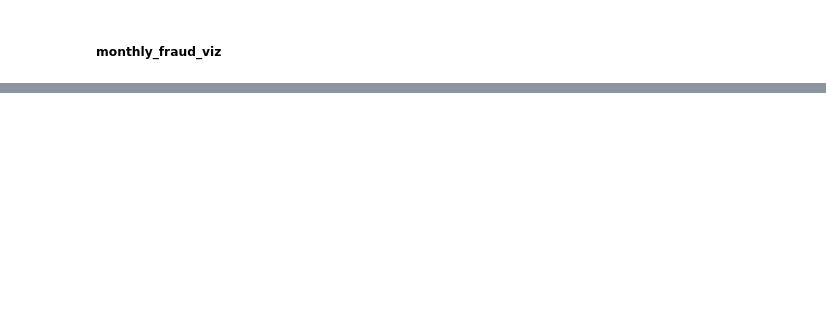
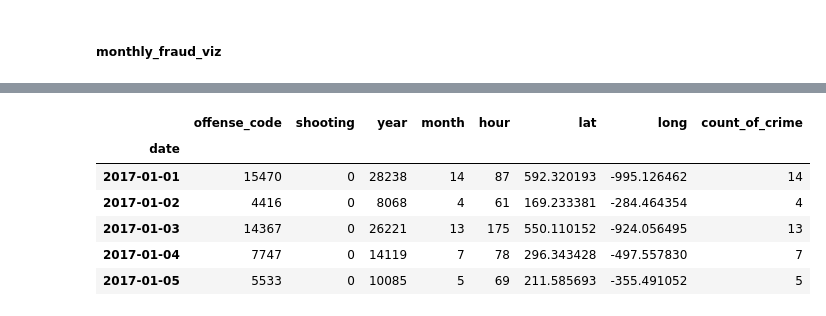
Before and after one commit to cristinalucin/boston-crime-data-project, a Jupyter notebook: Project Notebook.ipynb, the cells around one changed output, grey strips where cells are left out. Saved outputs shown, nothing was run; the diff lists cells and outputs as text; code cells hidden in the pictures; blank space fills up the shorter version.

```diff
--- a/Project Notebook.ipynb
+++ b/Project Notebook.ipynb
@@ -2944,0 +3024,13 @@ evaluate_holt_models(train,validate,test)
+# %%
+#Now grouping by day
+fraud_2017 = fraud_2017.groupby(['date']).sum()
+# %%
+fraud_2017.head()
+# %% [output]
+|  | offense_code | shooting | year | month | hour | lat | long | count_of_crime |
+| date |  |  |  |  |  |  |  |  |
+| 2017-01-01 | 15470 | 0 | 28238 | 14 | 87 | 592.320193 | -995.126462 | 14 |
+| 2017-01-02 | 4416 | 0 | 8068 | 4 | 61 | 169.233381 | -284.464354 | 4 |
+| 2017-01-03 | 14367 | 0 | 26221 | 13 | 175 | 550.110152 | -924.056495 | 13 |
+| 2017-01-04 | 7747 | 0 | 14119 | 7 | 78 | 296.343428 | -497.557830 | 7 |
+| 2017-01-05 | 5533 | 0 | 10085 | 5 | 69 | 211.585693 | -355.491052 | 5 |
```
Also changed, not shown: parts of 203 cells of this notebook, 4 other files.
